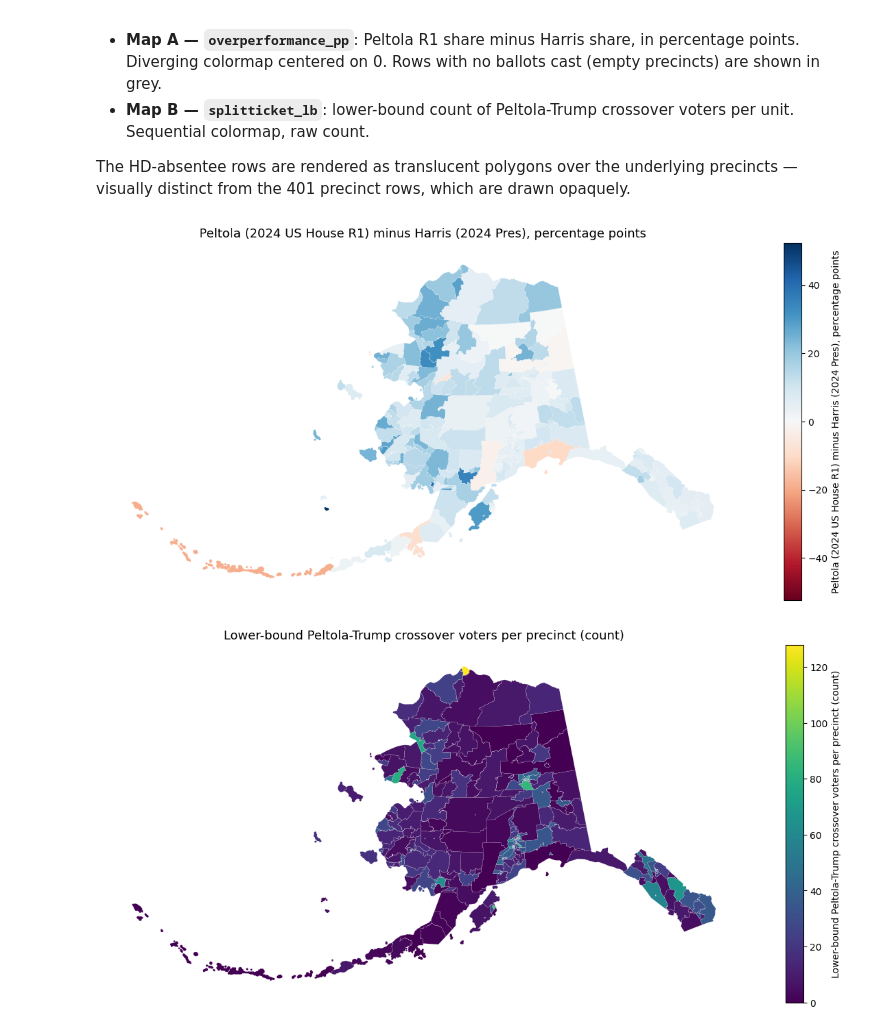
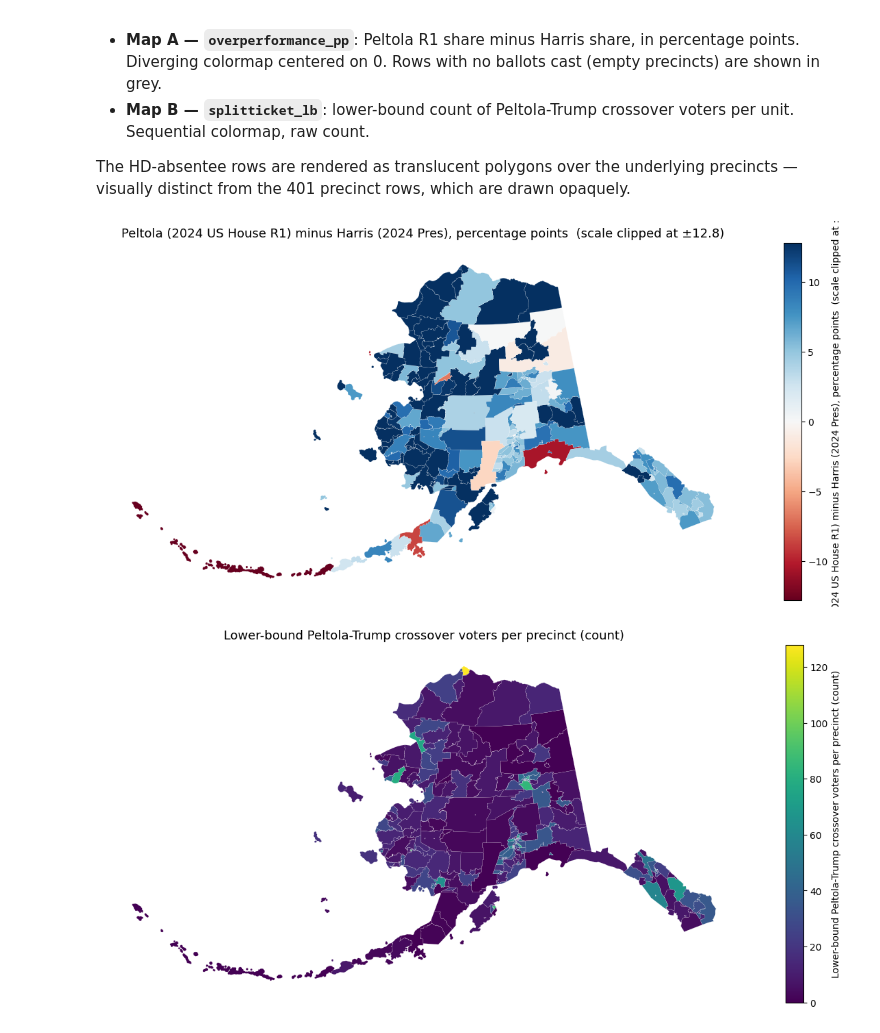
Before and after one commit to mnksmith/ak-electoral-map, a Jupyter notebook: notebooks/01_overperformance.ipynb, the cells around one changed output. Cells and saved outputs as stored; diff of their text form; code cells hidden in the pictures.

```diff
--- a/notebooks/01_overperformance.ipynb
+++ b/notebooks/01_overperformance.ipynb
@@ -101,35 +101,42 @@ opaquely.
 # %%
 # Project to Alaska Albers (EPSG:3338) so Aleutians don't crash into the
 # antimeridian and squish Alaska into a sliver. The raw shapefile is WGS84.
 gdf_ak = gdf.to_crs("EPSG:3338")
 precincts_ak = gdf_ak[gdf_ak["row_type"] == "precinct"]
 
-def render_map(df, column, title, cmap, *, diverging=False, outfile):
+# Color-scale bound for the diverging overperformance map. Using ±|max| lets a
+# handful of tiny rural villages with +30 to +52 pp stretch the scale and wash
+# out the rest of the state. 2× the precinct-level median of overperformance_pp
+# gives a bound near the p75 of the distribution, so most precincts get real
+# color differentiation and only the ~top 8% saturate.
+pp_bound = round(2 * precincts_ak["overperformance_pp"].median(), 1)
+
+def render_map(df, column, title, cmap, *, bound=None, outfile):
     fig, ax = plt.subplots(figsize=(12, 9))
     kwargs = dict(
         column=column, ax=ax, cmap=cmap,
         edgecolor="white", linewidth=0.1,
         legend=True, legend_kwds={"label": title, "shrink": 0.6},
         missing_kwds={"color": "lightgrey"},
     )
-    if diverging:
-        bound = max(abs(df[column].min()), abs(df[column].max()))
+    if bound is not None:
         kwargs.update(vmin=-bound, vmax=bound)
     df.plot(**kwargs)
     ax.set_axis_off()
     ax.set_title(title, fontsize=13, pad=12)
     fig.tight_layout()
     fig.savefig(outfile, dpi=150, bbox_inches="tight")
     plt.show()
 
 render_map(
     precincts_ak, "overperformance_pp",
-    "Peltola (2024 US House R1) minus Harris (2024 Pres), percentage points",
-    cmap="RdBu", diverging=True,
+    f"Peltola (2024 US House R1) minus Harris (2024 Pres), percentage points  "
+    f"(scale clipped at ±{pp_bound})",
+    cmap="RdBu", bound=pp_bound,
     outfile=MAPS / "overperformance_pp.png",
 )
 # %% [output]
-[figure, old version]
+[figure, new version]
 # %%
 render_map(
     precincts_ak, "splitticket_lb",
```
Also changed, not shown: parts of 2 cells of this notebook, 3 other files.
